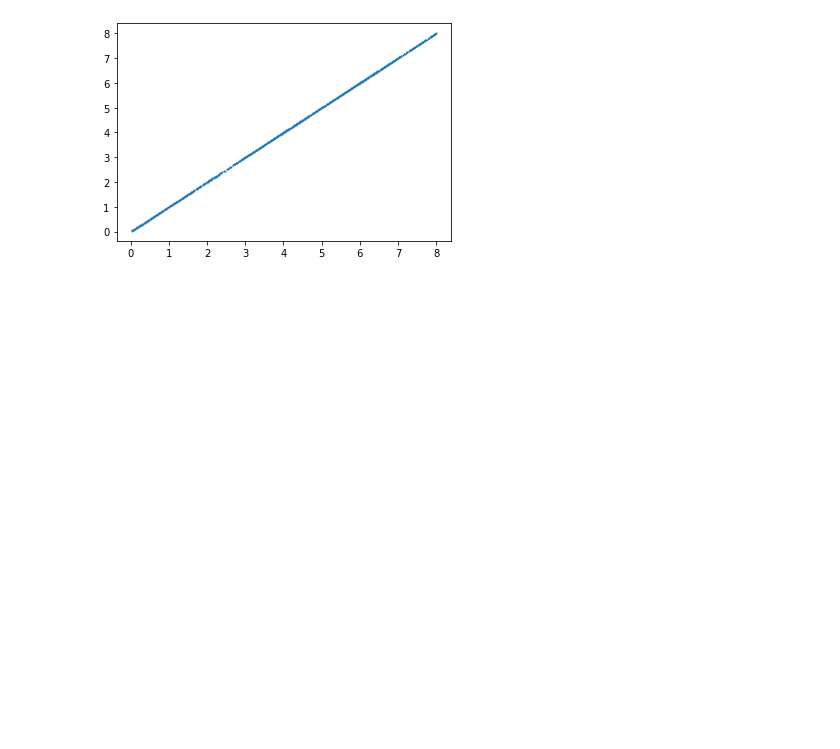
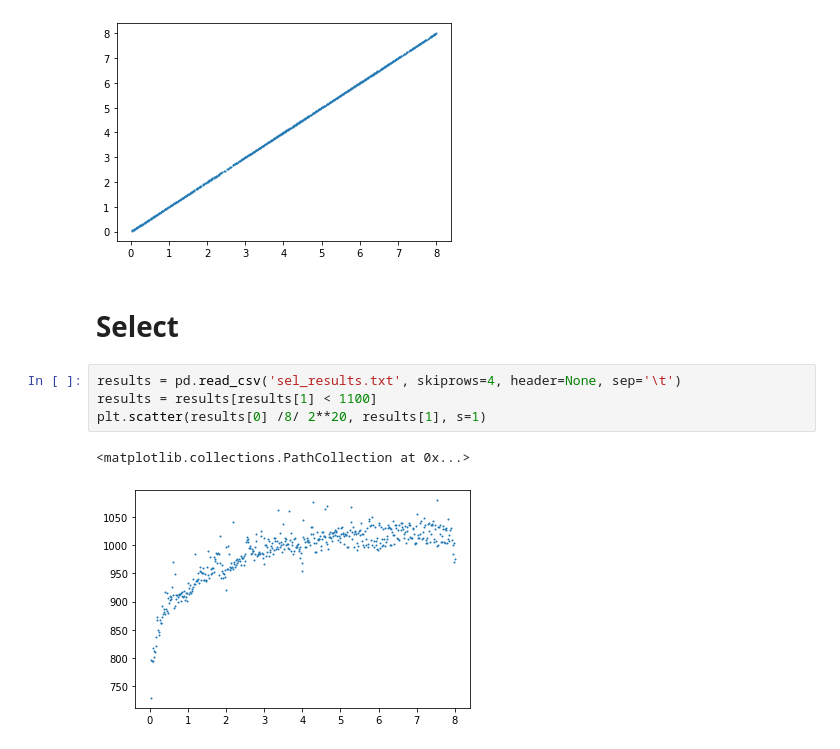
Before and after one commit to theJasonFan/cmsc858D, a Jupyter notebook: succinct_plots/Rank asymptotics.ipynb, the cells around one changed output. Drawn from its saved outputs; the diff is of its cells as text; blank space fills up the shorter version.

```diff
--- a/succinct_plots/Rank asymptotics.ipynb
+++ b/succinct_plots/Rank asymptotics.ipynb
@@ -66,3 +73,12 @@ plt.scatter(results[0]/8/ (2**20), results[2] /8/(2**20), s=1)
 [figure]
 <matplotlib.collections.PathCollection at 0x...>
 [figure]
+# %% [markdown]
+# Select
+# %%
+results = pd.read_csv('sel_results.txt', skiprows=4, header=None, sep='\t')
+results = results[results[1] < 1100]
+plt.scatter(results[0] /8/ 2**20, results[1], s=1)
+# %% [output]
+<matplotlib.collections.PathCollection at 0x...>
+[figure, added]
```
Also changed, not shown: parts of 1 cell of this notebook, 13 other files.
